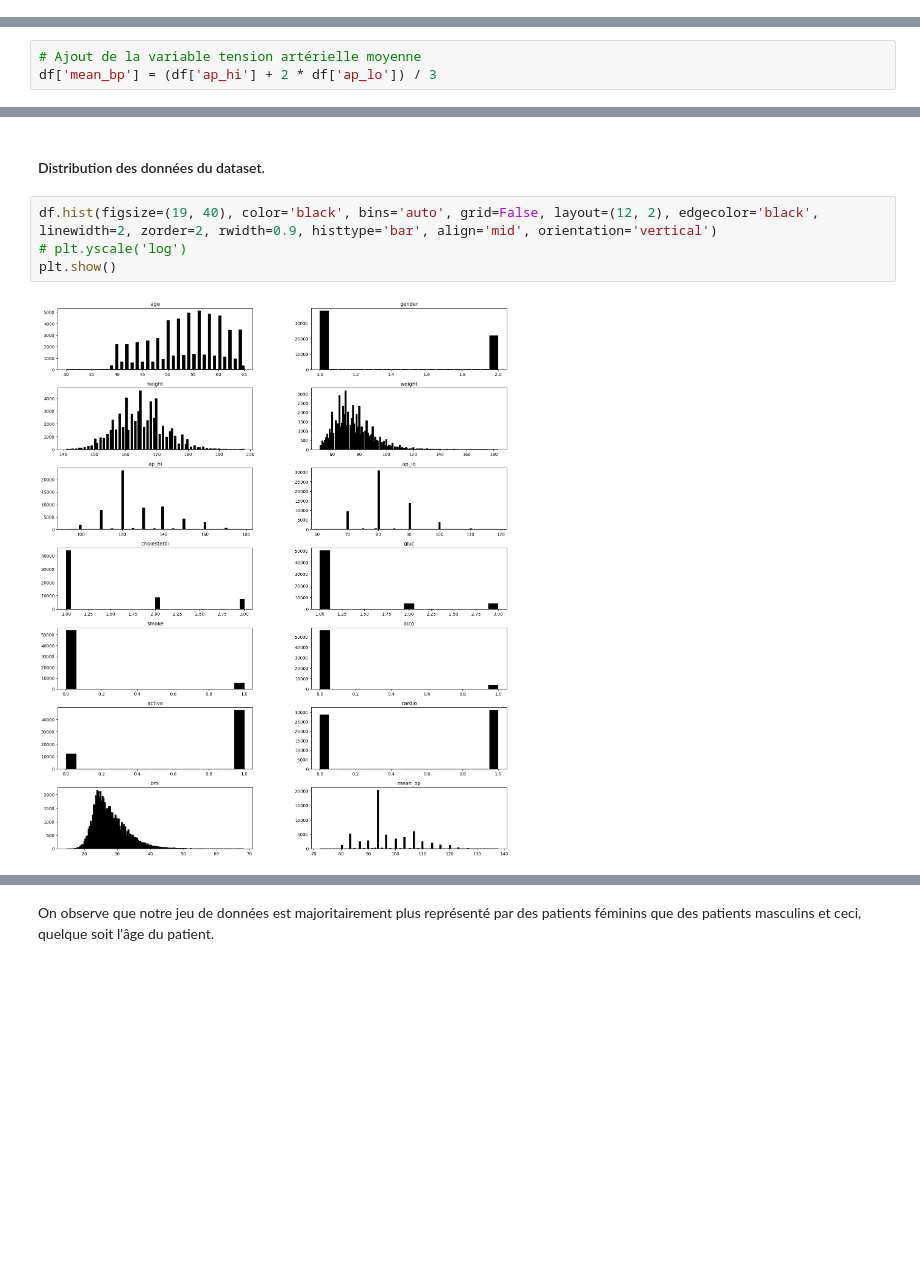
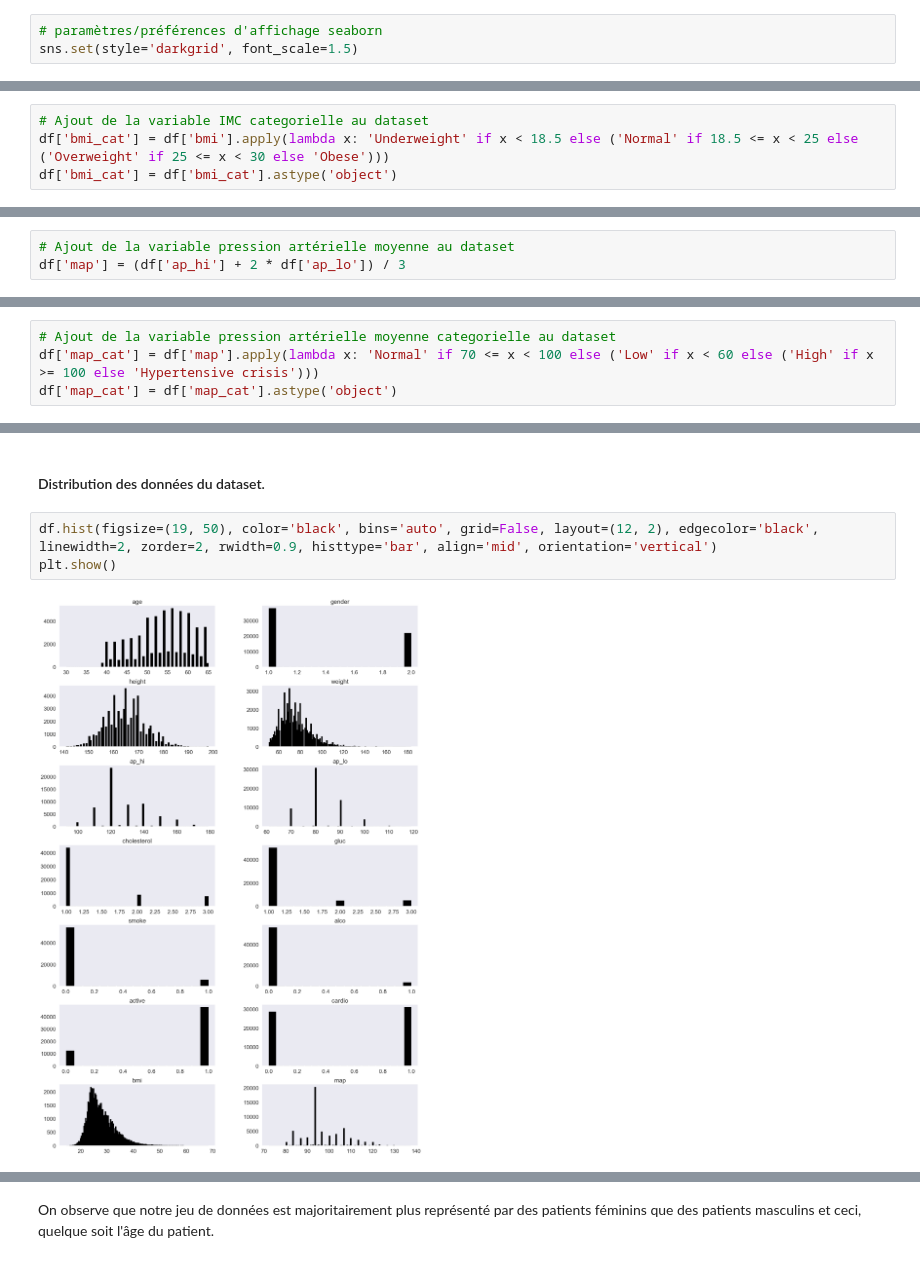
Before and after one commit to marwan-rouissi/cardio-vasc-risks, a Jupyter notebook: cardio-vasc-risks.ipynb, the cells around one changed output, grey strips where cells are left out. Drawn from its saved outputs; the diff is of its cells as text; blank space fills up the shorter version.

```diff
--- a/cardio-vasc-risks.ipynb
+++ b/cardio-vasc-risks.ipynb
@@ -11,6 +12,9 @@ import numpy as np
 from sklearn.linear_model import LogisticRegression
 from sklearn.model_selection import train_test_split
 from sklearn.metrics import accuracy_score, confusion_matrix, classification_report, roc_curve, roc_auc_score
+# %%
+# paramètres/préférences d'affichage seaborn
+sns.set(style='darkgrid', font_scale=1.5)
 # %% [markdown]
 # Sommaire :
     1. Analyse Exploratoire du jeu de données
@@ -152 +177,5 @@ df['bmi'] = df['weight'] / (df['height'] / 100) ** 2
+# %%
+# Ajout de la variable IMC categorielle au dataset
+df['bmi_cat'] = df['bmi'].apply(lambda x: 'Underweight' if x < 18.5 else ('Normal' if 18.5 <= x < 25 else ('Overweight' if 25 <= x < 30 else 'Obese')))
+df['bmi_cat'] = df['bmi_cat'].astype('object')
 # %% [markdown]
@@ -159,3 +188,3 @@ P.A.D. : préssion artérielle diastolique
 # %%
-# Ajout de la variable tension artérielle moyenne
-df['mean_bp'] = (df['ap_hi'] + 2 * df['ap_lo']) / 3
+# Ajout de la variable pression artérielle moyenne au dataset
+df['map'] = (df['ap_hi'] + 2 * df['ap_lo']) / 3
@@ -162,3 +196,7 @@ df['mean_bp'] = (df['ap_hi'] + 2 * df['ap_lo']) / 3
+# %%
+# Ajout de la variable pression artérielle moyenne categorielle au dataset
+df['map_cat'] = df['map'].apply(lambda x: 'Normal' if 70 <= x < 100 else ('Low' if x < 60 else ('High' if x >= 100 else 'Hypertensive crisis')))
+df['map_cat'] = df['map_cat'].astype('object')
 # %% [markdown]
 ### Statistiques descriptives après nettoyage du jeu de données.
 # %%
@@ -188,8 +218,7 @@ df.describe()
 # %% [markdown]
 #### Distribution des données du dataset.
 # %%
-df.hist(figsize=(19, 40), color='black', bins='auto', grid=False, layout=(12, 2), edgecolor='black', linewidth=2, zorder=2, rwidth=0.9, histtype='bar', align='mid', orientation='vertical')
-# plt.yscale('log')
+df.hist(figsize=(19, 50), color='black', bins='auto', grid=False, layout=(12, 2), edgecolor='black', linewidth=2, zorder=2, rwidth=0.9, histtype='bar', align='mid', orientation='vertical')
 plt.show()
 # %% [output]
-[figure, old version]
+[figure, new version]
```
Also changed, not shown: parts of 63 cells of this notebook.
